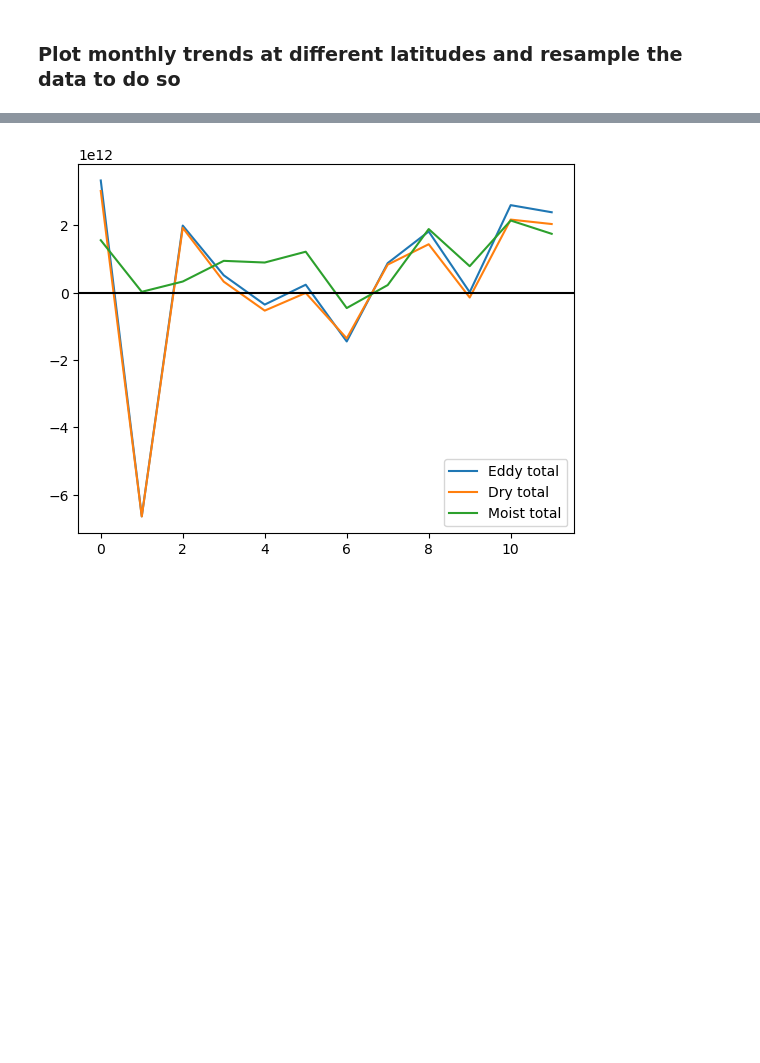
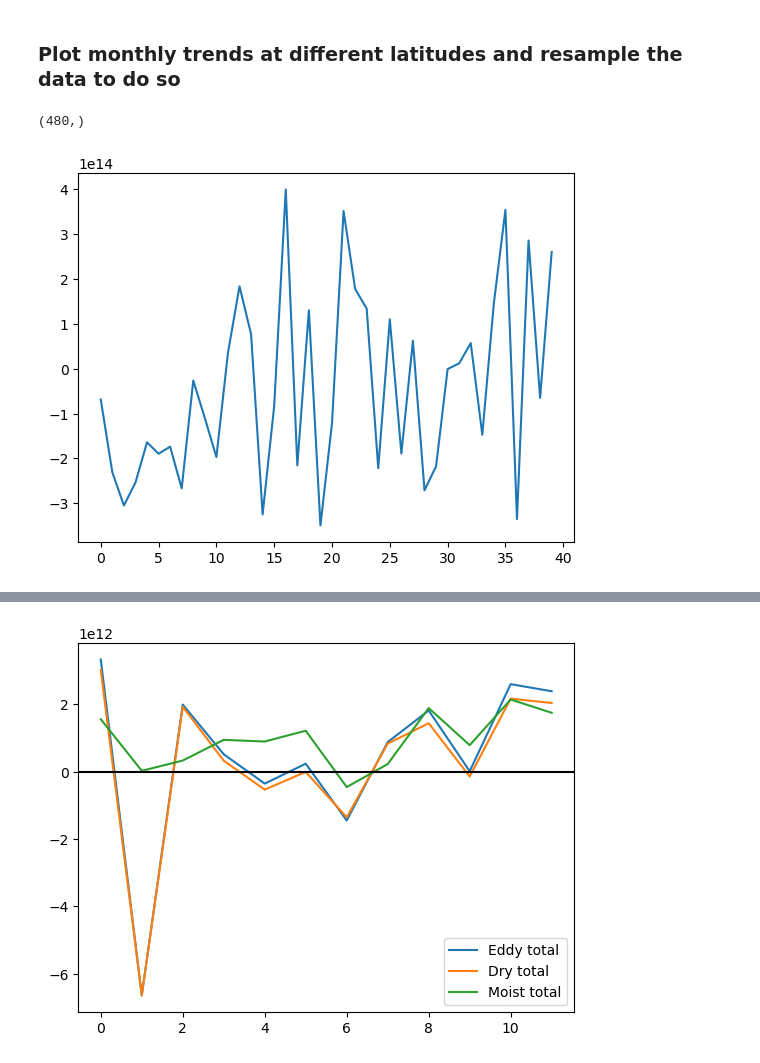
Before and after one commit to tylersc/ERA5_aht, a Jupyter notebook: AHT_work_w_Lily.ipynb, the cells around one changed output, grey strips where cells are left out. Saved outputs shown, nothing was run; the diff lists cells and outputs as text; code cells hidden in the pictures; blank space fills up the shorter version.

```diff
--- a/AHT_work_w_Lily.ipynb
+++ b/AHT_work_w_Lily.ipynb
@@ -160,6 +160,18 @@ plt.show()
 ### Plot monthly trends at different latitudes and resample the data to do so
 # %%
 aht_ds_monthly = xr.open_dataset('aht_time_series/era5_monthly_aht_time_series.nc')
+# %%
+which_lat = 80
+lat_idx = era_fncts.get_lat_idx(which_lat)
+
+monthly_data = aht_ds_monthly.mmc_aht.sel(latitude=which_lat).values
+
+print(np.shape(monthly_data))
+plt.plot(range(40), monthly_data[1::12])
+plt.show()
+# %% [output]
+(480,)
+[figure, added]
 # %%
 
 slopes = np.zeros((361, 12))
```
Also changed, not shown: parts of 2 cells of this notebook, 3 other files.
